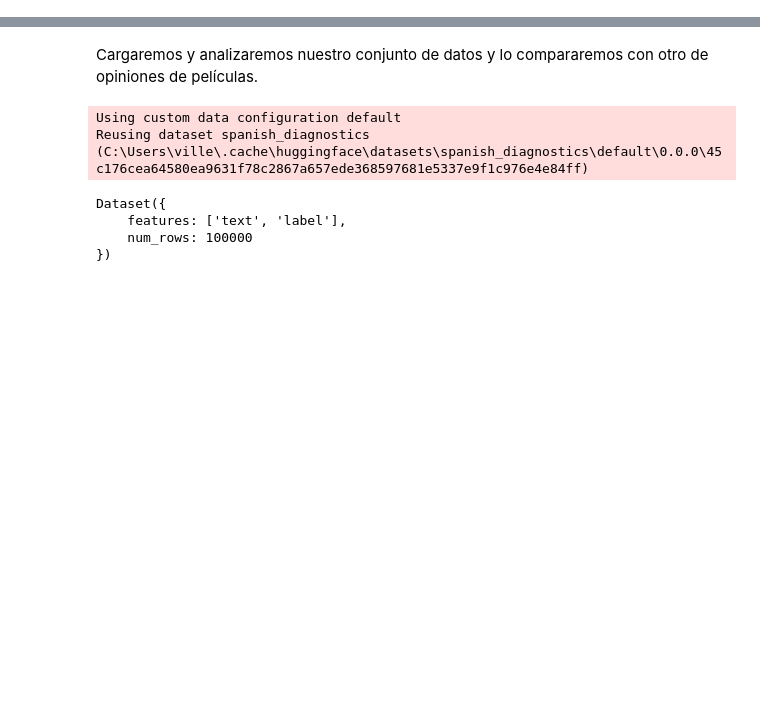
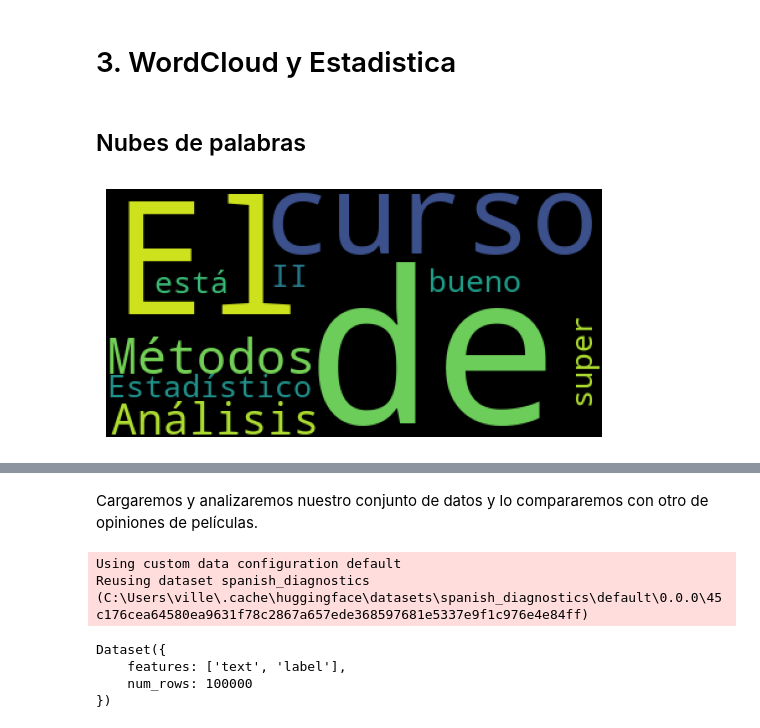
Before and after one commit to fvillena/mae2, a Jupyter notebook: tutorials/2-statistics.ipynb, the cells around one changed output, grey strips where cells are left out. Saved outputs shown, nothing was run; the diff lists cells and outputs as text; code cells hidden in the pictures; blank space fills up the shorter version.

```diff
--- a/tutorials/2-statistics.ipynb
+++ b/tutorials/2-statistics.ipynb
@@ -0,0 +1,2 @@
+# %% [markdown]
+# 3. WordCloud y Estadistica
@@ -0,0 +16,13 @@
+# %% [markdown]
+## Nubes de palabras
+# %%
+mejor_curso= "Métodos de Análisis Estadístico II"
+
+text = f"El curso de {mejor_curso} está super bueno!"
+# %%
+wordcloud = WordCloud().generate(text)
+plt.imshow(wordcloud)
+plt.axis("off")
+plt.show()
+# %% [output]
+[figure, added]
```
Also changed, not shown: parts of 11 cells of this notebook.
